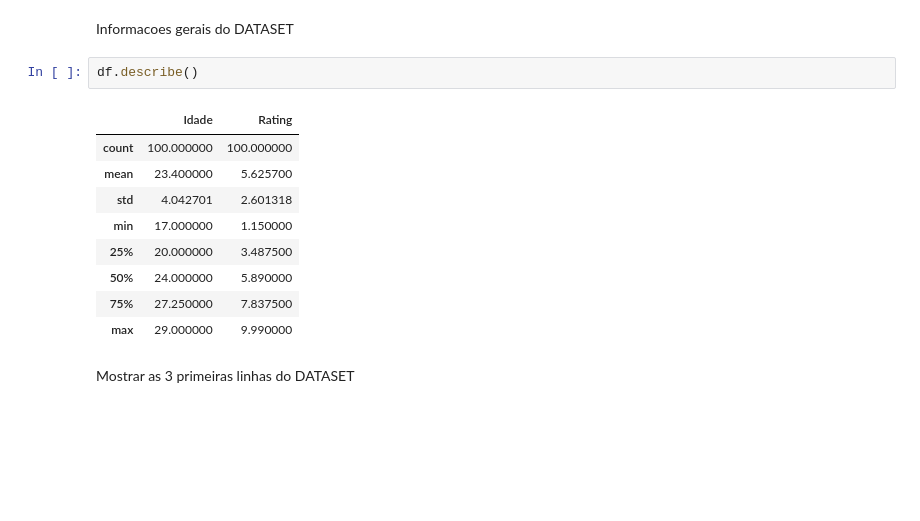
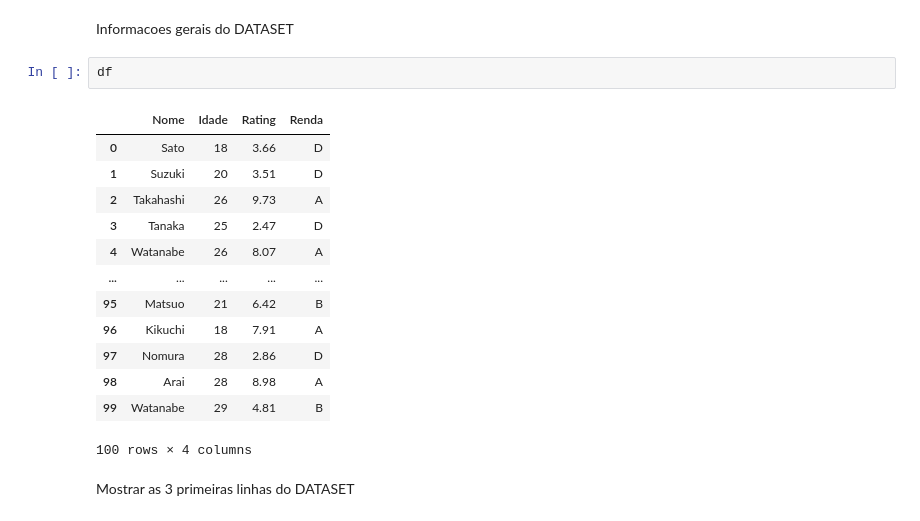
Before and after one commit to melinalessa/AnaliseExploratoriaPandas, a Jupyter notebook: Aula3_Exe03.ipynb, the cells around one changed output. Saved outputs shown, nothing was run; the diff lists cells and outputs as text; blank space fills up the shorter version.

```diff
--- a/Aula3_Exe03.ipynb
+++ b/Aula3_Exe03.ipynb
@@ -11,17 +11,21 @@ df= pd.read_csv('dataset.csv', sep= ",")
 # %% [markdown]
 Informacoes gerais do DATASET
 # %%
-df.describe()
+df
 # %% [output]
-|  | Idade | Rating |
-| count | 100.000000 | 100.000000 |
-| mean | 23.400000 | 5.625700 |
-| std | 4.042701 | 2.601318 |
-| min | 17.000000 | 1.150000 |
-| 25% | 20.000000 | 3.487500 |
-| 50% | 24.000000 | 5.890000 |
-| 75% | 27.250000 | 7.837500 |
-| max | 29.000000 | 9.990000 |
+|  | Nome | Idade | Rating | Renda |
+| 0 | Sato | 18 | 3.66 | D |
+| 1 | Suzuki | 20 | 3.51 | D |
+| 2 | Takahashi | 26 | 9.73 | A |
+| 3 | Tanaka | 25 | 2.47 | D |
+| 4 | Watanabe | 26 | 8.07 | A |
+| ... | ... | ... | ... | ... |
+| 95 | Matsuo | 21 | 6.42 | B |
+| 96 | Kikuchi | 18 | 7.91 | A |
+| 97 | Nomura | 28 | 2.86 | D |
+| 98 | Arai | 28 | 8.98 | A |
+| 99 | Watanabe | 29 | 4.81 | B |
+100 rows × 4 columns
 # %% [markdown]
 Mostrar as 3 primeiras linhas do DATASET
 # %%
```
Also changed, not shown: parts of 6 cells of this notebook.
